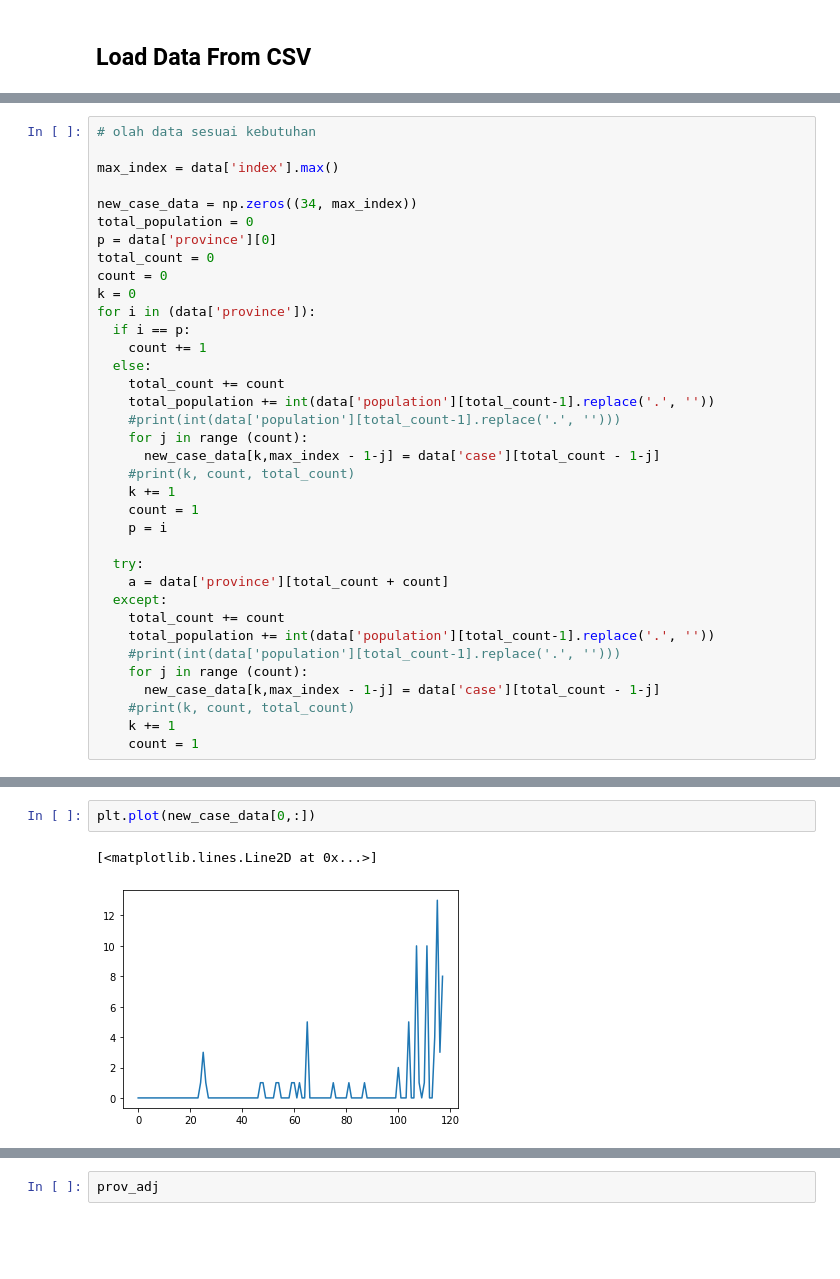
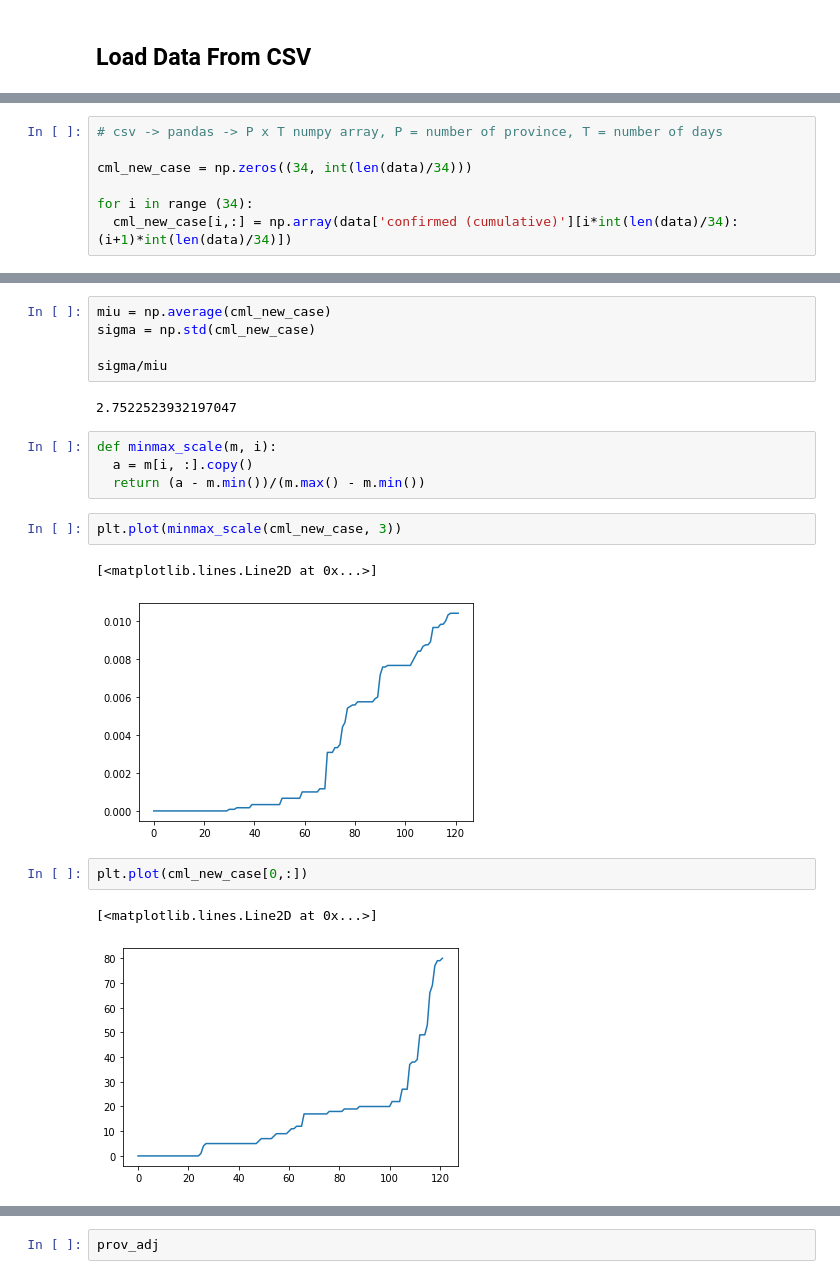
Before and after one commit to ericardomuten/LSTM-GCN_COVID-19, a Jupyter notebook: gcn-lstm-time-series.ipynb, the cells around one changed output, grey strips where cells are left out. Drawn from its saved outputs; the diff is of its cells as text; blank space fills up the shorter version.

```diff
--- a/gcn-lstm-time-series.ipynb
+++ b/gcn-lstm-time-series.ipynb
@@ -64,36 +61,0 @@ data
-# %%
-# olah data sesuai kebutuhan
-
-max_index = data['index'].max()
-
-new_case_data = np.zeros((34, max_index))
-total_population = 0
-p = data['province'][0]
-total_count = 0
-count = 0
-k = 0
-for i in (data['province']):
-  if i == p:
-    count += 1
-  else:
-    total_count += count
-    total_population += int(data['population'][total_count-1].replace('.', ''))
-    #print(int(data['population'][total_count-1].replace('.', '')))
-    for j in range (count):
-      new_case_data[k,max_index - 1-j] = data['case'][total_count - 1-j]
-    #print(k, count, total_count)
-    k += 1
-    count = 1
-    p = i
-
-  try:
-    a = data['province'][total_count + count]
-  except:
-    total_count += count
-    total_population += int(data['population'][total_count-1].replace('.', ''))
-    #print(int(data['population'][total_count-1].replace('.', '')))
-    for j in range (count):
-      new_case_data[k,max_index - 1-j] = data['case'][total_count - 1-j]
-    #print(k, count, total_count)
-    k += 1
-    count = 1
@@ -99,0 +85,7 @@ for i in (data['province']):
+# %%
+# csv -> pandas -> P x T numpy array, P = number of province, T = number of days
+
+cml_new_case = np.zeros((34, int(len(data)/34)))
+
+for i in range (34):
+  cml_new_case[i,:] = np.array(data['confirmed (cumulative)'][i*int(len(data)/34):(i+1)*int(len(data)/34)])
@@ -100,5 +99,21 @@ for i in (data['province']):
+# %%
+miu = np.average(cml_new_case)
+sigma = np.std(cml_new_case)
+
+sigma/miu
+# %% [output]
+2.7522523932197047
+# %%
+def minmax_scale(m, i):
+  a = m[i, :].copy()
+  return (a - m.min())/(m.max() - m.min())
+# %%
+plt.plot(minmax_scale(cml_new_case, 3))
+# %% [output]
+[<matplotlib.lines.Line2D at 0x...>]
+[figure, added]
 # %%
-plt.plot(new_case_data[0,:])
+plt.plot(cml_new_case[0,:])
 # %% [output]
 [<matplotlib.lines.Line2D at 0x...>]
-[figure, old version]
+[figure, new version]
```
Also changed, not shown: parts of 40 cells of this notebook, 4 other files.
